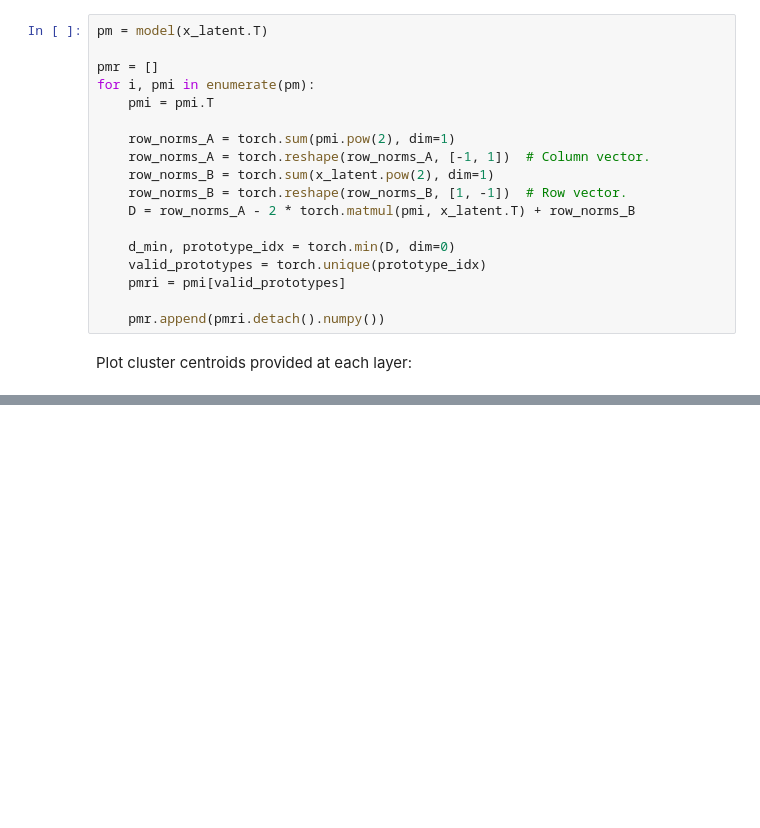
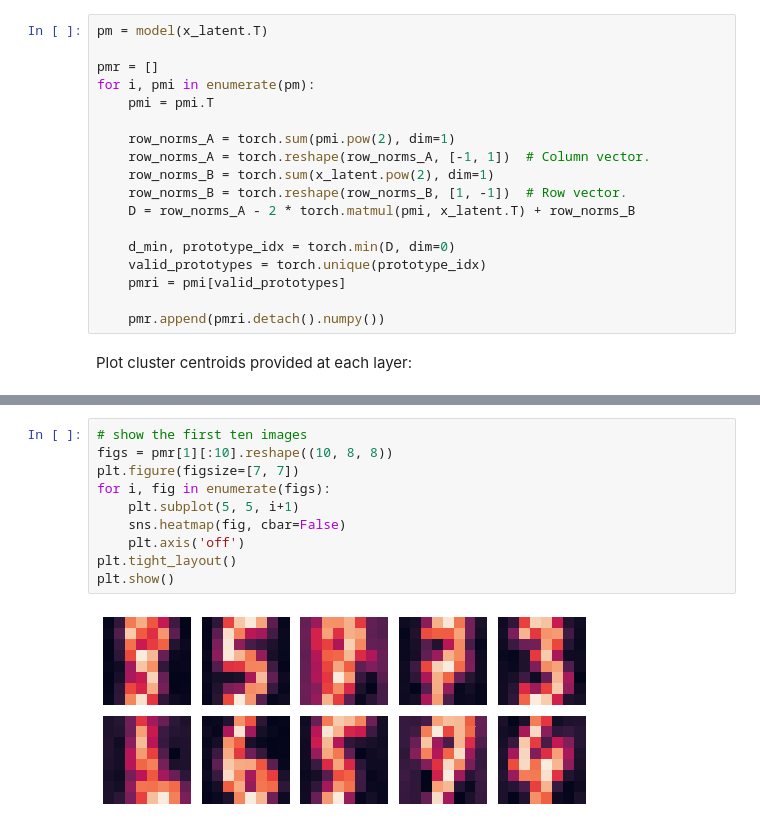
Before and after one commit to pietrobarbiero/dual-ae, a Jupyter notebook: dual_hierarchical_clustering_digits.ipynb, the cells around one changed output, grey strips where cells are left out. Drawn from its saved outputs; the diff is of its cells as text; blank space fills up the shorter version.

```diff
--- a/dual_hierarchical_clustering_digits.ipynb
+++ b/dual_hierarchical_clustering_digits.ipynb
@@ -260,0 +185,12 @@ plt.show()
+# %%
+# show the first ten images
+figs = pmr[1][:10].reshape((10, 8, 8))
+plt.figure(figsize=[7, 7])
+for i, fig in enumerate(figs):
+    plt.subplot(5, 5, i+1)
+    sns.heatmap(fig, cbar=False)
+    plt.axis('off')
+plt.tight_layout()
+plt.show()
+# %% [output]
+[figure, added]
```
Also changed, not shown: parts of 9 cells of this notebook.
